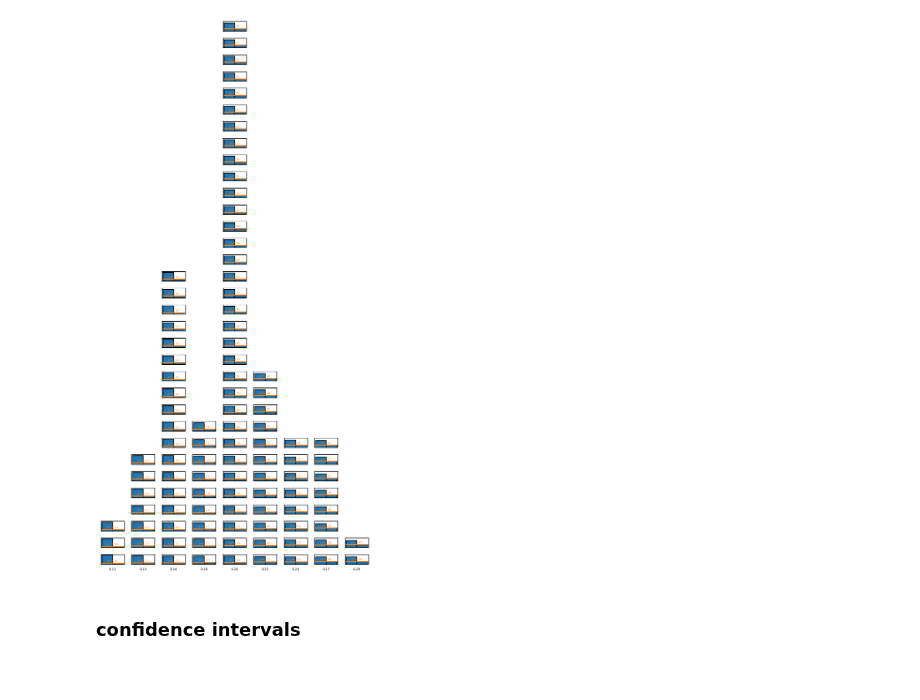
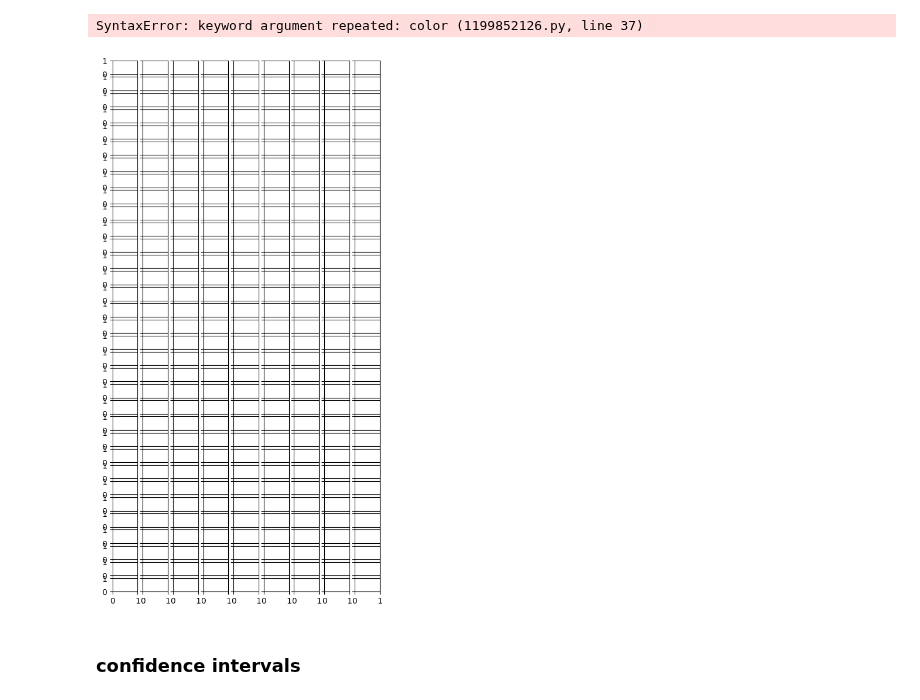
Before and after one commit to alexanderthclark/Stats1101, a Jupyter notebook: helpers/confidenceIntervalHelper.ipynb, the cells around one changed output. Drawn from its saved outputs; the diff is of its cells as text; code cells hidden in the pictures.

```diff
--- a/helpers/confidenceIntervalHelper.ipynb
+++ b/helpers/confidenceIntervalHelper.ipynb
@@ -74,36 +74,38 @@ for i in range(n_cats):
     samples = temp['data']
     if len(samples)==0:
         for ax in col:
             ax.axis('off')
 
     else:
         for k, sample in enumerate(samples):
             ax = col[-1-k]
             histogram(sample,
                       ax=ax,
                       class_intervals = [-0.5,0.5,1.5],
-                      show=False)
+                      show=False,
+                     lw=0.4)
             phat = np.mean(sample)
-            ax.axhline(phat, color = 'C1')
+            ax.axhline(phat, color = 'C1', color = 0.4)
             ax.set_xticks([])
             ax.set_yticks([])
             ax.text(0.5,phat,
                    s = r'$\hat{p}=$'+f"{phat:.2f}",
                    ha = 'center',
                    va = 'bottom',
                    color = 'C1',
                    size = 4)
 
         # remove axes the continue up within the column
         for l in range(k+1,len(col)):
             ax = col[-1-l]
             ax.axis('off')
 
 
 plt.tight_layout()
 plt.savefig("../book/images/bernoulliCLT.svg", transparent=True)
 # %% [output]
+SyntaxError: keyword argument repeated: color (1199852126.py, line 37)
-[figure, old version]
+[figure, new version]
 # %% [markdown]
 ### confidence intervals
 # %%
```
Also changed, not shown: parts of 4 cells of this notebook, 1 other file.
